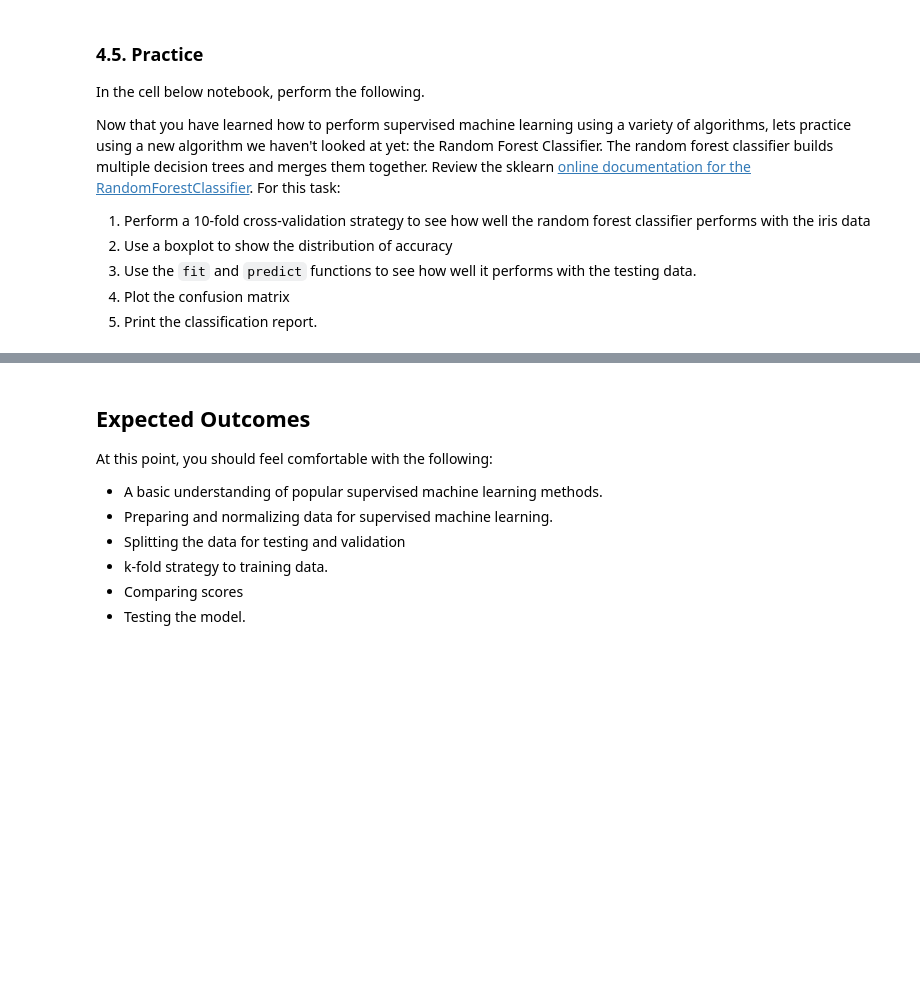
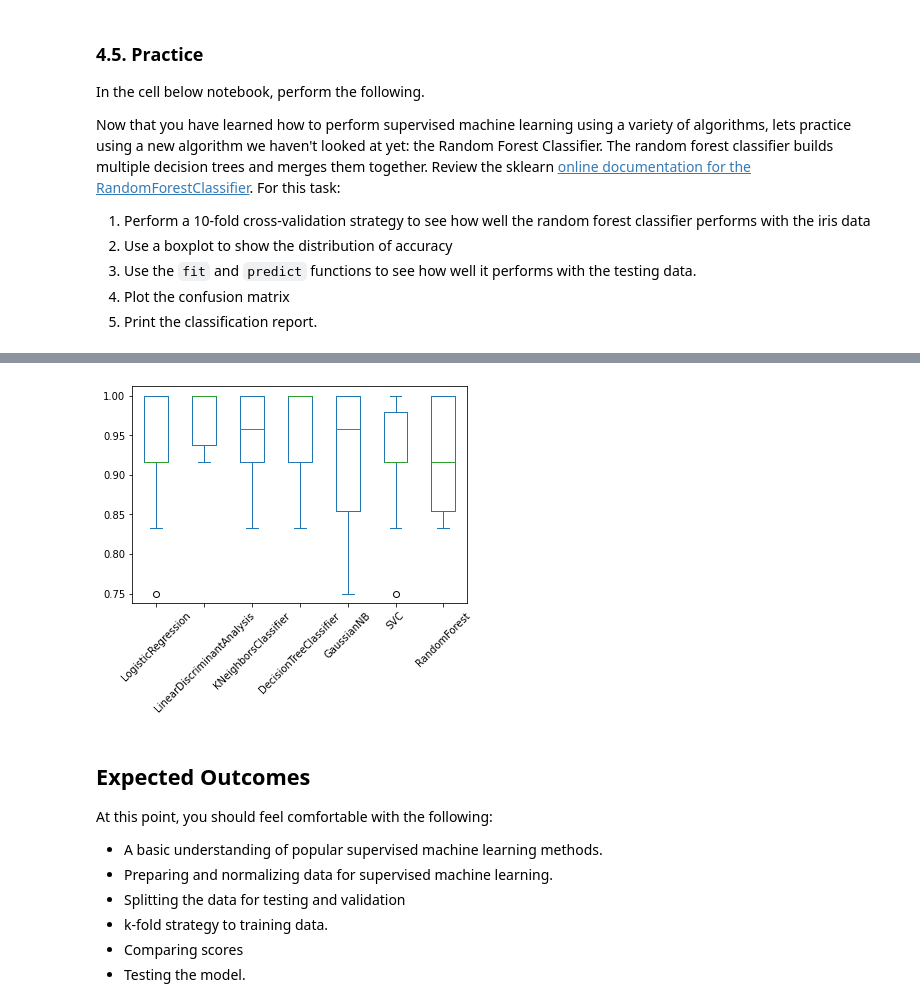
Before and after one commit to ko0000/Data-Analytics-With-Python, a Jupyter notebook: Module2-Data_Analytics/A09-Supervised_ML.ipynb, the cells around one changed output, grey strips where cells are left out. Saved outputs shown, nothing was run; the diff lists cells and outputs as text; code cells hidden in the pictures; blank space fills up the shorter version.

```diff
--- a/Module2-Data_Analytics/A09-Supervised_ML.ipynb
+++ b/Module2-Data_Analytics/A09-Supervised_ML.ipynb
@@ -345,7 +377,7 @@ results = {
     'KNeighborsClassifier' : np.zeros(10),
     'DecisionTreeClassifier' : np.zeros(10),
     'GaussianNB' : np.zeros(10),
-    'SVC' : np.zeros(10)
+    'SVC' : np.zeros(10),
     'RandomForest': np.zeros(10)
 }
 results
@@ -752,3 +875,7 @@ accuracy_score(Yv, predictions)
+# %%
+pd.DataFrame(results).plot(kind="box", rot=45);
+# %% [output]
+[figure, added]
 # %% [markdown]
 ## Expected Outcomes
 At this point, you should feel comfortable with the following:
```
Also changed, not shown: parts of 26 cells of this notebook, 15 other files.
